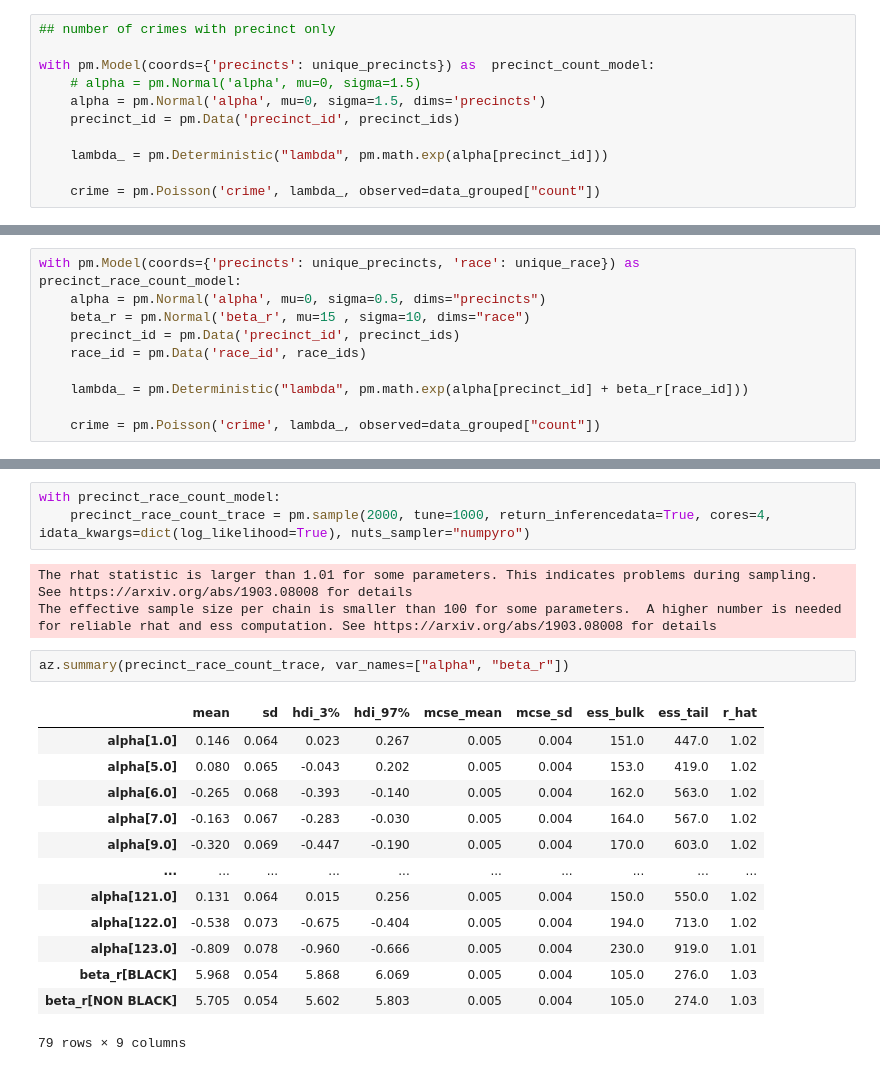
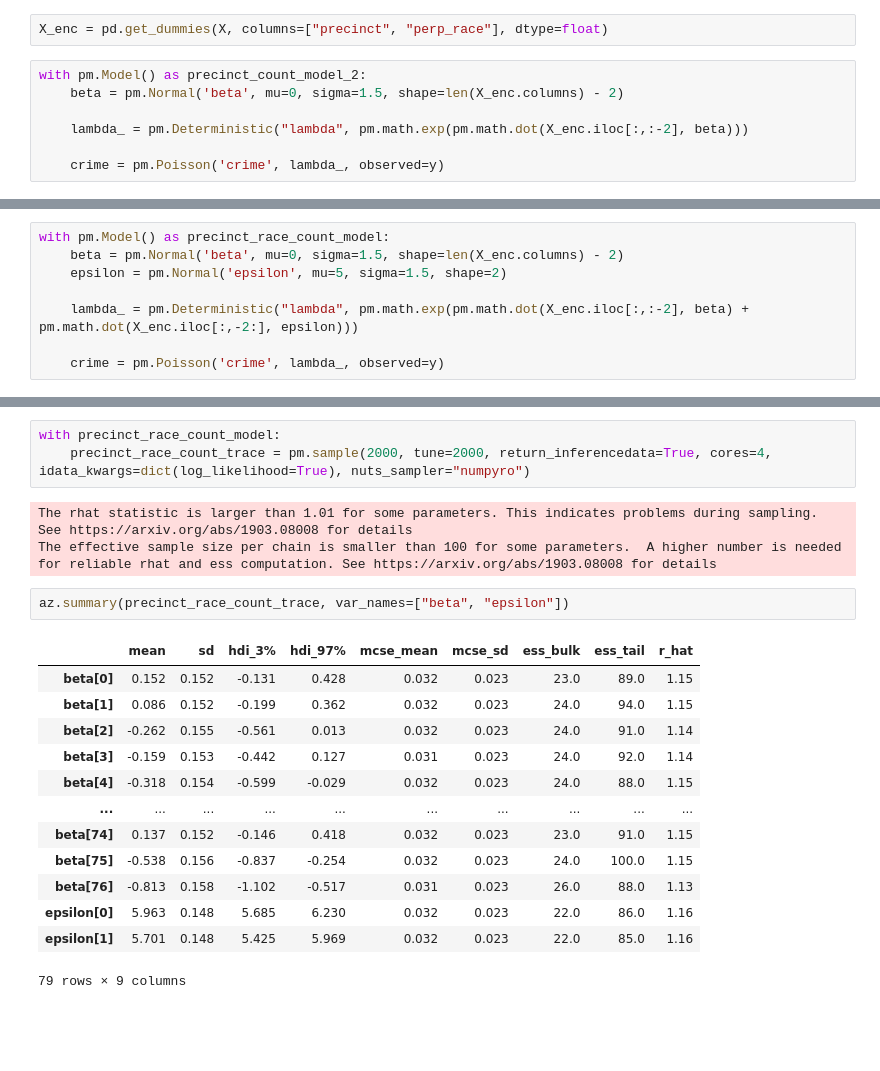
Before and after one commit to TheJarmanitor/algfair-final-exam, a Jupyter notebook: notebooks/bayes_regression.ipynb, the cells around one changed output, grey strips where cells are left out. Saved outputs shown, nothing was run; the diff lists cells and outputs as text; blank space fills up the shorter version.

```diff
--- a/notebooks/bayes_regression.ipynb
+++ b/notebooks/bayes_regression.ipynb
@@ -74,12 +86,10 @@ precinct_ids, unique_precincts = pd.factorize(data_grouped['precinct'], sort=Tru
+# %%
+X_enc = pd.get_dummies(X, columns=["precinct", "perp_race"], dtype=float)
 # %%
-## number of crimes with precinct only
+with pm.Model() as precinct_count_model_2:
+    beta = pm.Normal('beta', mu=0, sigma=1.5, shape=len(X_enc.columns) - 2)
 
-with pm.Model(coords={'precincts': unique_precincts}) as  precinct_count_model:
-    # alpha = pm.Normal('alpha', mu=0, sigma=1.5)
-    alpha = pm.Normal('alpha', mu=0, sigma=1.5, dims='precincts')
-    precinct_id = pm.Data('precinct_id', precinct_ids)
+    lambda_ = pm.Deterministic("lambda", pm.math.exp(pm.math.dot(X_enc.iloc[:,:-2], beta)))
 
-    lambda_ = pm.Deterministic("lambda", pm.math.exp(alpha[precinct_id]))
-
-    crime = pm.Poisson('crime', lambda_, observed=data_grouped["count"])
+    crime = pm.Poisson('crime', lambda_, observed=y)
 # %%
@@ -176,15 +151,13 @@ data_grouped['perp_race']
 153        BLACK
 Name: perp_race, Length: 154, dtype: object
 # %%
-with pm.Model(coords={'precincts': unique_precincts, 'race': unique_race}) as  precinct_race_count_model:
-    alpha = pm.Normal('alpha', mu=0, sigma=0.5, dims="precincts")
-    beta_r = pm.Normal('beta_r', mu=15 , sigma=10, dims="race")
-    precinct_id = pm.Data('precinct_id', precinct_ids)
-    race_id = pm.Data('race_id', race_ids)
+with pm.Model() as precinct_race_count_model:
+    beta = pm.Normal('beta', mu=0, sigma=1.5, shape=len(X_enc.columns) - 2)
+    epsilon = pm.Normal('epsilon', mu=5, sigma=1.5, shape=2)
 
-    lambda_ = pm.Deterministic("lambda", pm.math.exp(alpha[precinct_id] + beta_r[race_id]))
+    lambda_ = pm.Deterministic("lambda", pm.math.exp(pm.math.dot(X_enc.iloc[:,:-2], beta) + pm.math.dot(X_enc.iloc[:,-2:], epsilon)))
 
-    crime = pm.Poisson('crime', lambda_, observed=data_grouped["count"])
+    crime = pm.Poisson('crime', lambda_, observed=y)
 # %%
 with precinct_race_count_model:
     prior_checks = pm.sample_prior_predictive(samples=100)
@@ -210,22 +166,22 @@ ax.set_title("Prior predictive checks -- Flat priors");
 # %%
 with precinct_race_count_model:
-    precinct_race_count_trace = pm.sample(2000, tune=1000, return_inferencedata=True, cores=4, idata_kwargs=dict(log_likelihood=True), nuts_sampler="numpyro")
+    precinct_race_count_trace = pm.sample(2000, tune=2000, return_inferencedata=True, cores=4, idata_kwargs=dict(log_likelihood=True), nuts_sampler="numpyro")
 # %% [output]
 The rhat statistic is larger than 1.01 for some parameters. This indicates problems during sampling. See https://arxiv.org/abs/1903.08008 for details
 The effective sample size per chain is smaller than 100 for some parameters.  A higher number is needed for reliable rhat and ess computation. See https://arxiv.org/abs/1903.08008 for details
 # %%
-az.summary(precinct_race_count_trace, var_names=["alpha", "beta_r"])
+az.summary(precinct_race_count_trace, var_names=["beta", "epsilon"])
 # %% [output]
 |  | mean | sd | hdi_3% | hdi_97% | mcse_mean | mcse_sd | ess_bulk | ess_tail | r_hat |
-| alpha[1.0] | 0.146 | 0.064 | 0.023 | 0.267 | 0.005 | 0.004 | 151.0 | 447.0 | 1.02 |
-| alpha[5.0] | 0.080 | 0.065 | -0.043 | 0.202 | 0.005 | 0.004 | 153.0 | 419.0 | 1.02 |
-| alpha[6.0] | -0.265 | 0.068 | -0.393 | -0.140 | 0.005 | 0.004 | 162.0 | 563.0 | 1.02 |
-| alpha[7.0] | -0.163 | 0.067 | -0.283 | -0.030 | 0.005 | 0.004 | 164.0 | 567.0 | 1.02 |
-| alpha[9.0] | -0.320 | 0.069 | -0.447 | -0.190 | 0.005 | 0.004 | 170.0 | 603.0 | 1.02 |
+| beta[0] | 0.152 | 0.152 | -0.131 | 0.428 | 0.032 | 0.023 | 23.0 | 89.0 | 1.15 |
+| beta[1] | 0.086 | 0.152 | -0.199 | 0.362 | 0.032 | 0.023 | 24.0 | 94.0 | 1.15 |
+| beta[2] | -0.262 | 0.155 | -0.561 | 0.013 | 0.032 | 0.023 | 24.0 | 91.0 | 1.14 |
+| beta[3] | -0.159 | 0.153 | -0.442 | 0.127 | 0.031 | 0.023 | 24.0 | 92.0 | 1.14 |
+| beta[4] | -0.318 | 0.154 | -0.599 | -0.029 | 0.032 | 0.023 | 24.0 | 88.0 | 1.15 |
 | ... | ... | ... | ... | ... | ... | ... | ... | ... | ... |
-| alpha[121.0] | 0.131 | 0.064 | 0.015 | 0.256 | 0.005 | 0.004 | 150.0 | 550.0 | 1.02 |
-| alpha[122.0] | -0.538 | 0.073 | -0.675 | -0.404 | 0.005 | 0.004 | 194.0 | 713.0 | 1.02 |
-| alpha[123.0] | -0.809 | 0.078 | -0.960 | -0.666 | 0.005 | 0.004 | 230.0 | 919.0 | 1.01 |
-| beta_r[BLACK] | 5.968 | 0.054 | 5.868 | 6.069 | 0.005 | 0.004 | 105.0 | 276.0 | 1.03 |
-| beta_r[NON BLACK] | 5.705 | 0.054 | 5.602 | 5.803 | 0.005 | 0.004 | 105.0 | 274.0 | 1.03 |
+| beta[74] | 0.137 | 0.152 | -0.146 | 0.418 | 0.032 | 0.023 | 23.0 | 91.0 | 1.15 |
+| beta[75] | -0.538 | 0.156 | -0.837 | -0.254 | 0.032 | 0.023 | 24.0 | 100.0 | 1.15 |
+| beta[76] | -0.813 | 0.158 | -1.102 | -0.517 | 0.031 | 0.023 | 26.0 | 88.0 | 1.13 |
+| epsilon[0] | 5.963 | 0.148 | 5.685 | 6.230 | 0.032 | 0.023 | 22.0 | 86.0 | 1.16 |
+| epsilon[1] | 5.701 | 0.148 | 5.425 | 5.969 | 0.032 | 0.023 | 22.0 | 85.0 | 1.16 |
 79 rows × 9 columns
```
Also changed, not shown: parts of 31 cells of this notebook.
